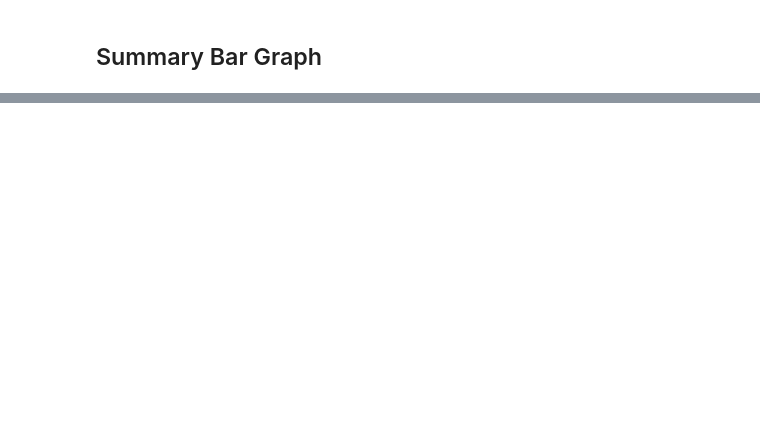
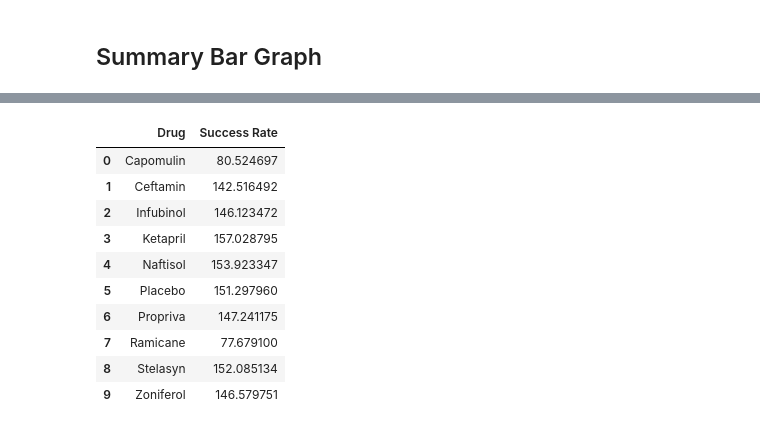
Before and after one commit to marieo31/Matplotlib_homework, a Jupyter notebook: pymaceuticals_starter.ipynb, the cells around one changed output, grey strips where cells are left out. Cells and saved outputs as stored; diff of their text form; code cells hidden in the pictures; blank space fills up the shorter version.

```diff
--- a/pymaceuticals_starter.ipynb
+++ b/pymaceuticals_starter.ipynb
@@ -260,0 +312,19 @@ dtype: float64
+# %%
+# Calculate the percent changes for each drug
+# =  Vol. at day 45 (last row) / Vol. at day 1 (first row) *100
+pc_changes = pd.DataFrame({"Drug": drugs,
+                           "Success Rate": (pv_avgVol.iloc[-1,:].values/pv_avgVol.iloc[0,:].values*100) })
+# Display of the dataframe
+pc_changes
+# %% [output]
+|  | Drug | Success Rate |
+| 0 | Capomulin | 80.524697 |
+| 1 | Ceftamin | 142.516492 |
+| 2 | Infubinol | 146.123472 |
+| 3 | Ketapril | 157.028795 |
+| 4 | Naftisol | 153.923347 |
+| 5 | Placebo | 151.297960 |
+| 6 | Propriva | 147.241175 |
+| 7 | Ramicane | 77.679100 |
+| 8 | Stelasyn | 152.085134 |
+| 9 | Zoniferol | 146.579751 |
```
Also changed, not shown: parts of 18 cells of this notebook, 3 other files.
